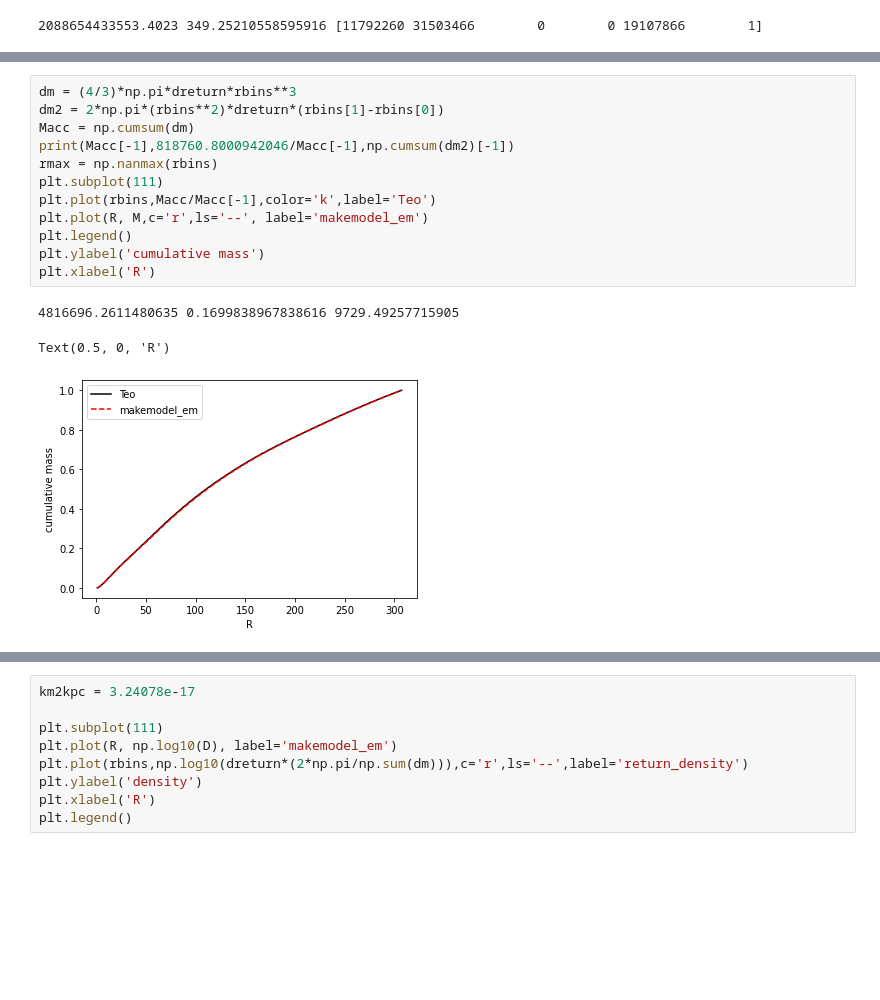
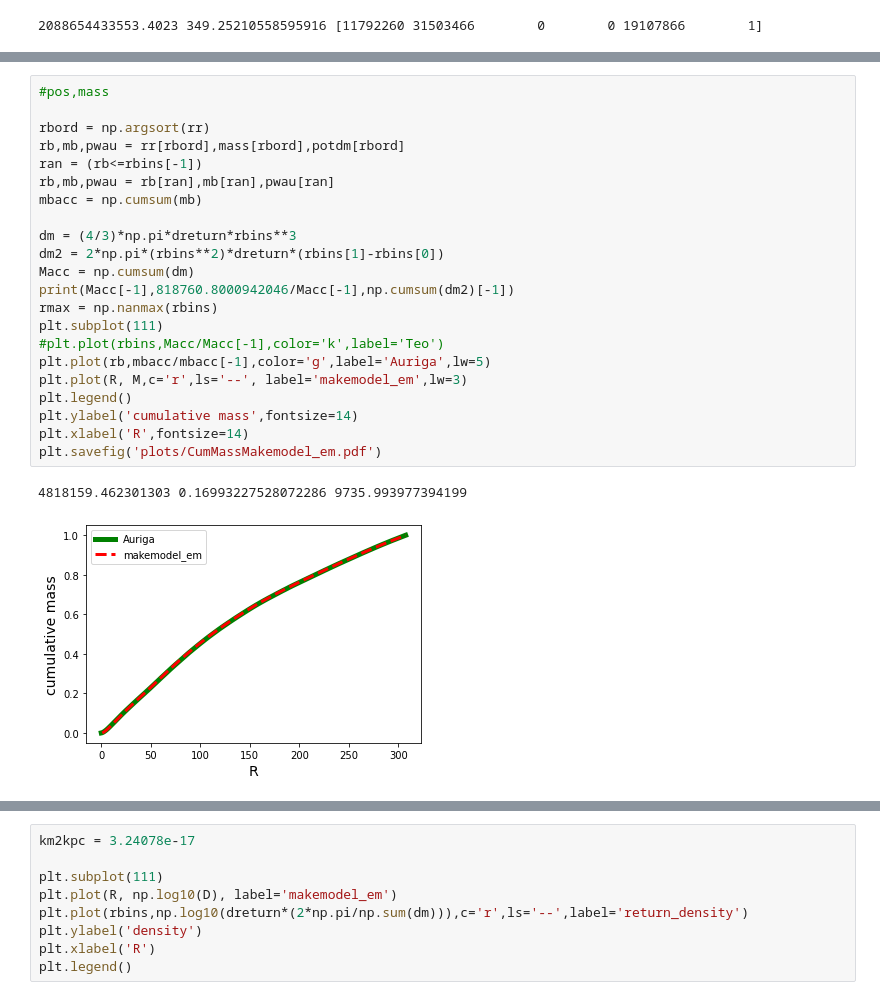
Before and after one commit to jngaravitoc/auriga-exp, a Jupyter notebook: src/TestHalo EXP.ipynb, the cells around one changed output, grey strips where cells are left out. Cells and saved outputs as stored; diff of their text form; blank space fills up the shorter version.

```diff
--- a/src/TestHalo EXP.ipynb
+++ b/src/TestHalo EXP.ipynb
@@ -101,19 +205,28 @@ print(np.shape(coefficients))
 # %%
+#pos,mass
+
+rbord = np.argsort(rr)
+rb,mb,pwau = rr[rbord],mass[rbord],potdm[rbord]
+ran = (rb<=rbins[-1])
+rb,mb,pwau = rb[ran],mb[ran],pwau[ran]
+mbacc = np.cumsum(mb)
+
 dm = (4/3)*np.pi*dreturn*rbins**3
 dm2 = 2*np.pi*(rbins**2)*dreturn*(rbins[1]-rbins[0])
 Macc = np.cumsum(dm)
 print(Macc[-1],818760.8000942046/Macc[-1],np.cumsum(dm2)[-1])
 rmax = np.nanmax(rbins)
 plt.subplot(111)
-plt.plot(rbins,Macc/Macc[-1],color='k',label='Teo')
-plt.plot(R, M,c='r',ls='--', label='makemodel_em')
+#plt.plot(rbins,Macc/Macc[-1],color='k',label='Teo')
+plt.plot(rb,mbacc/mbacc[-1],color='g',label='Auriga',lw=5)
+plt.plot(R, M,c='r',ls='--', label='makemodel_em',lw=3)
 plt.legend()
-plt.ylabel('cumulative mass')
-plt.xlabel('R')
+plt.ylabel('cumulative mass',fontsize=14)
+plt.xlabel('R',fontsize=14)
+plt.savefig('plots/CumMassMakemodel_em.pdf')
 # %% [output]
-4816696.2611480635 0.1699838967838616 9729.49257715905
+4818159.462301303 0.16993227528072286 9735.993977394199
-Text(0.5, 0, 'R')
-[figure, old version]
+[figure, new version]
 # %%
 G= 6.674*1e-11 #m3⋅kg−1⋅s−2
 m2kpc, kg2Msun = 3.2408*1e-20,5e-31
```
Also changed, not shown: parts of 15 cells of this notebook.
